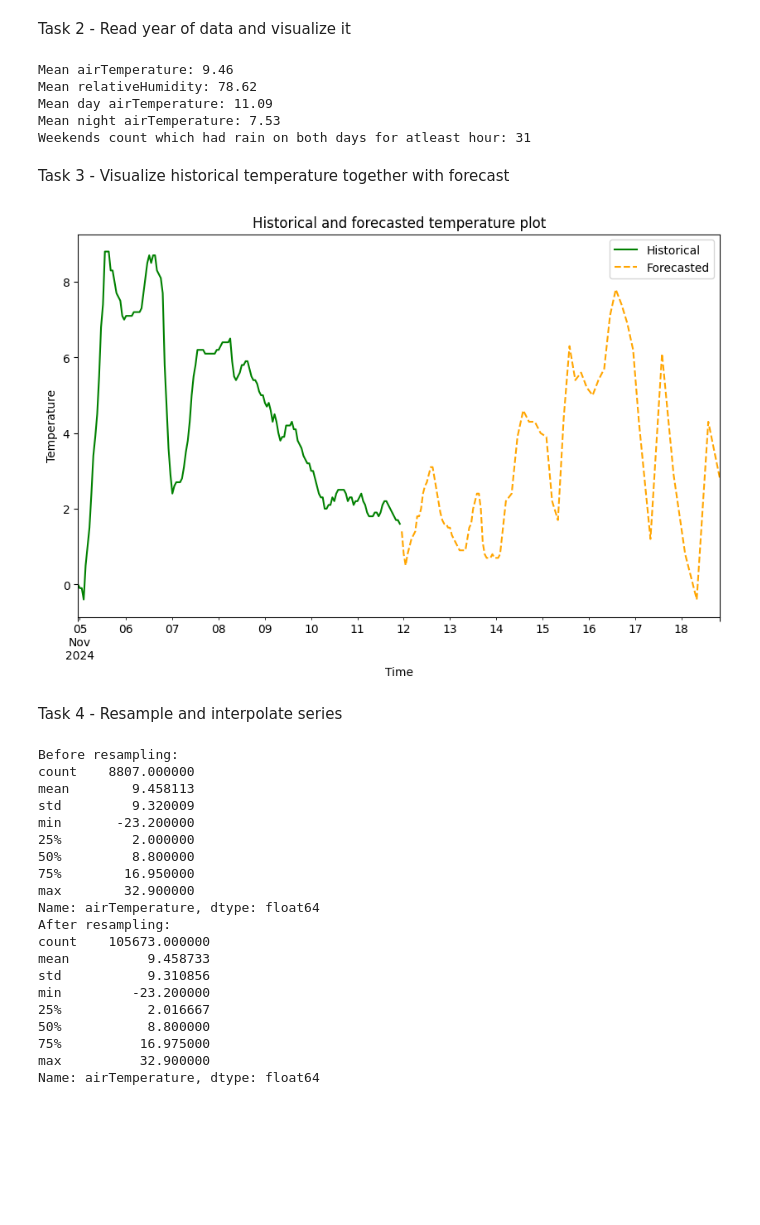
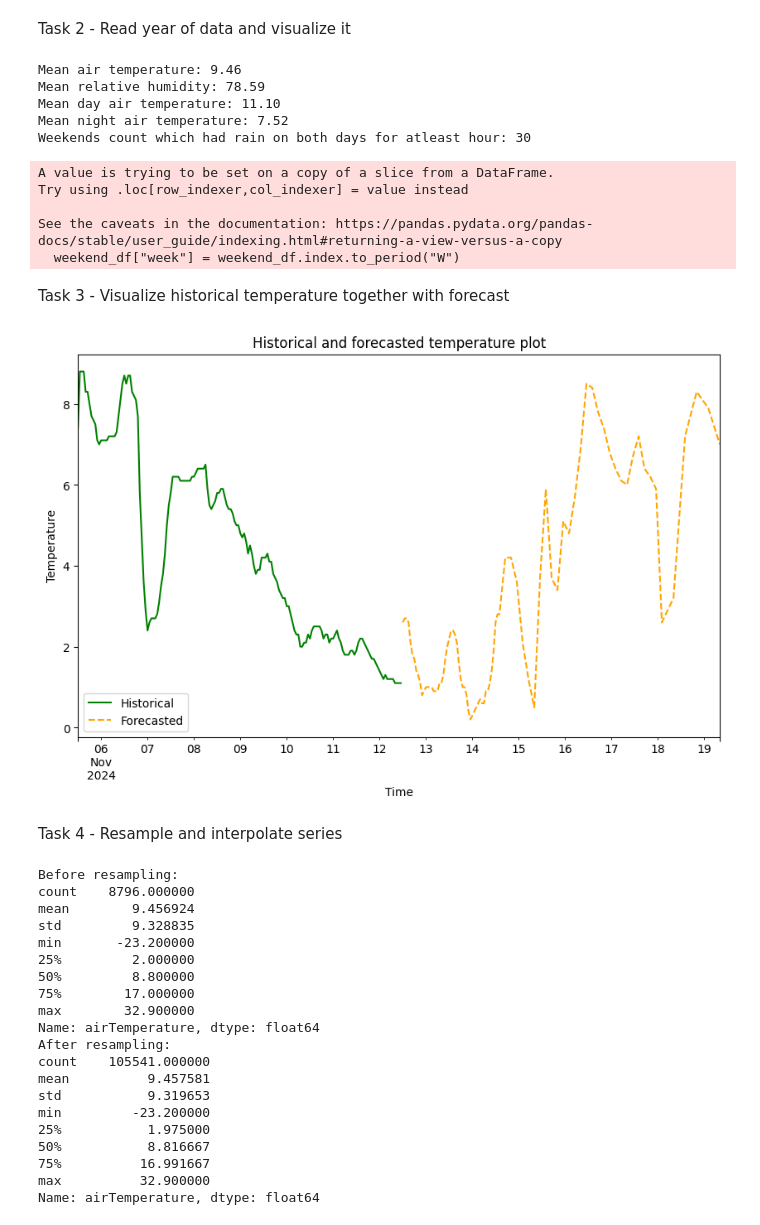
Before and after one commit to Banikonisk/MeteoAnalysis, a Jupyter notebook: Code.ipynb, the cells around one changed output. Drawn from its saved outputs; the diff is of its cells as text; code cells hidden in the pictures; blank space fills up the shorter version.

Commit message:
Changed to receiver class

```diff
--- a/Code.ipynb
+++ b/Code.ipynb
@@ -12,7 +13,7 @@ url = f"https://api.meteo.lt/v1/"
 meteoAPI = MeteoAPI(place_code, station_code, url)
 end_date = datetime.today().strftime('%Y-%m-%d')
 start_date = (datetime.today().replace(year=datetime.today().year - 1)).strftime('%Y-%m-%d')
-analyzer = MeteoAnalyzer(meteoAPI, start_date, end_date)
+receiver = MeteoReceiver(meteoAPI, start_date, end_date)
 # %% [markdown]
 Task 2 - Read year of data and visualize it
 # %%
@@ -21,15 +37,23 @@ analyzer.fetch_forecast_data()
 # %%
-print(f"Mean airTemperature: {analyzer.get_hist_metric('airTemperature').mean():.2f}")
-print(f"Mean relativeHumidity: {analyzer.get_hist_metric('relativeHumidity').mean():.2f}")
-print(f"Mean day airTemperature: {analyzer.calculate_hist_day_mean('airTemperature'):.2f}")
-print(f"Mean night airTemperature: {analyzer.calculate_hist_night_mean('airTemperature'):.2f}")
-print(f"Weekends count which had rain on both days for atleast hour: {analyzer.calculate_rainy_weekends()}")
+temp_ts = receiver.get_hist_metric('airTemperature')
+temp_ts_day = temp_ts[(temp_ts.index.hour >= 8) & (temp_ts.index.hour <= 20)]
+temp_ts_night = temp_ts[(temp_ts.index.hour < 8) | (temp_ts.index.hour > 20)]
+print(f"Mean air temperature: {temp_ts.mean():.2f}")
+print(f"Mean relative humidity: {receiver.get_hist_metric('relativeHumidity').mean():.2f}")
+print(f"Mean day air temperature: {temp_ts_day.mean():.2f}")
+print(f"Mean night air temperature: {temp_ts_night.mean():.2f}")
+print(f"Weekends count which had rain on both days for atleast hour: {calculate_rainy_weekends(receiver.hist_data)}")
 # %% [output]
-Mean airTemperature: 9.46
-Mean relativeHumidity: 78.62
-Mean day airTemperature: 11.09
-Mean night airTemperature: 7.53
-Weekends count which had rain on both days for atleast hour: 31
+Mean air temperature: 9.46
+Mean relative humidity: 78.59
+Mean day air temperature: 11.10
+Mean night air temperature: 7.52
+Weekends count which had rain on both days for atleast hour: 30
+A value is trying to be set on a copy of a slice from a DataFrame.
+Try using .loc[row_indexer,col_indexer] = value instead
+
+See the caveats in the documentation: https://pandas.pydata.org/pandas-docs/stable/user_guide/indexing.html#returning-a-view-versus-a-copy
+  weekend_df["week"] = weekend_df.index.to_period("W")
 # %% [markdown]
 Task 3 - Visualize historical temperature together with forecast
 # %%
@@ -61,15 +85,15 @@ def plot_ts(ts_historical, ts_forecast):
     plt.legend()
     plt.show()
 # %%
-ts_hist = analyzer.get_hist_metric("airTemperature")
-ts_forec = analyzer.get_forecast_metric("airTemperature")
+ts_hist = receiver.get_hist_metric("airTemperature")
+ts_forec = receiver.get_forecast_metric("airTemperature")
 
 last_days = 7
 ts_hist_cut = ts_hist.tail(last_days * 24)
 ts_forec = cut_forecast_start(ts_hist, ts_forec)
 plot_ts(ts_hist_cut, ts_forec)
 # %% [output]
-[figure, old version]
+[figure, new version]
 # %% [markdown]
 Task 4 - Resample and interpolate series
 # %%
@@ -91,22 +115,22 @@ ts_hist_five_min = resample_ts_to_five_min(ts_hist)
 print(ts_hist_five_min.describe())
 # %% [output]
 Before resampling:
-count    8807.000000
-mean        9.458113
-std         9.320009
+count    8796.000000
+mean        9.456924
+std         9.328835
 min       -23.200000
 25%         2.000000
 50%         8.800000
-75%        16.950000
+75%        17.000000
 max        32.900000
 Name: airTemperature, dtype: float64
 After resampling:
-count    105673.000000
-mean          9.458733
-std           9.310856
+count    105541.000000
+mean          9.457581
+std           9.319653
 min         -23.200000
-25%           2.016667
-50%           8.800000
-75%          16.975000
+25%           1.975000
+50%           8.816667
+75%          16.991667
 max          32.900000
 Name: airTemperature, dtype: float64
```
Also changed, not shown: parts of 3 cells of this notebook, 2 other files.
